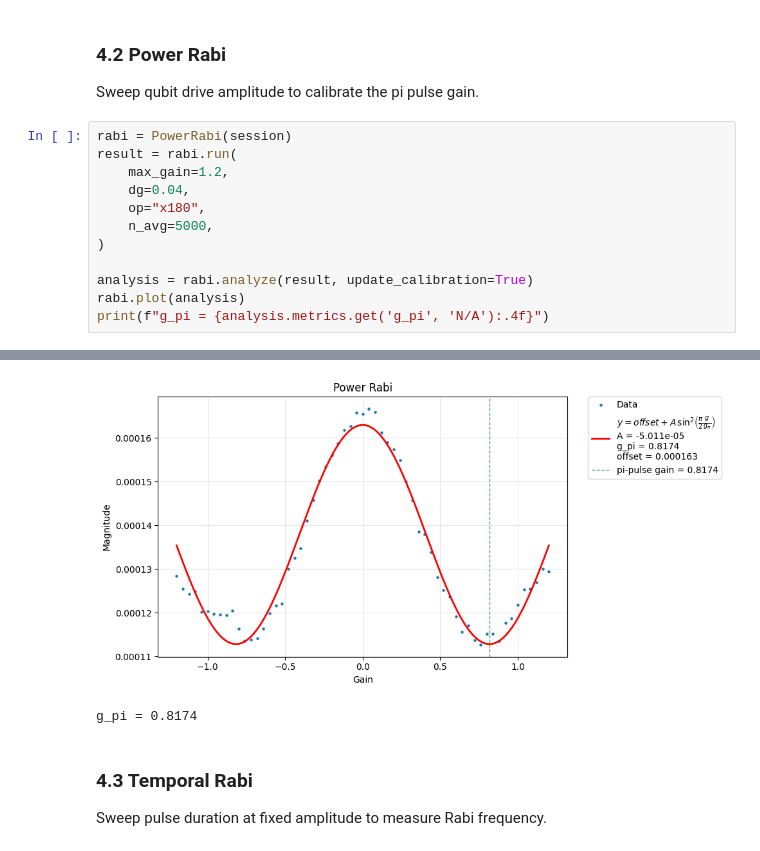
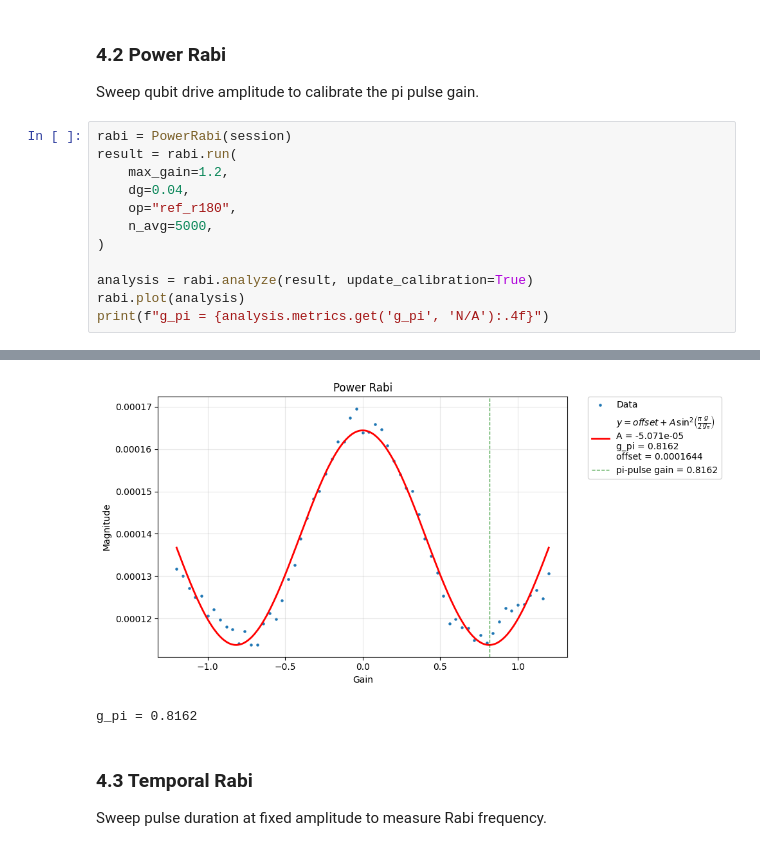
Before and after one commit to SoraUmika/qubox, a Jupyter notebook: notebooks/post_cavity_experiment.ipynb, the cells around one changed output, grey strips where cells are left out. Drawn from its saved outputs; the diff is of its cells as text.

```diff
--- a/notebooks/post_cavity_experiment.ipynb
+++ b/notebooks/post_cavity_experiment.ipynb
@@ -286,7 +287,7 @@ rabi = PowerRabi(session)
 result = rabi.run(
     max_gain=1.2,
     dg=0.04,
-    op="x180",
+    op="ref_r180",
     n_avg=5000,
 )
 
@@ -304,5 +305,5 @@ No errors
-[figure, old version]
+[figure, new version]
-g_pi = 0.8174
+g_pi = 0.8162
 # %% [markdown]
 ### 4.3 Temporal Rabi
 
```
Also changed, not shown: parts of 11 cells of this notebook, 4 other files.
